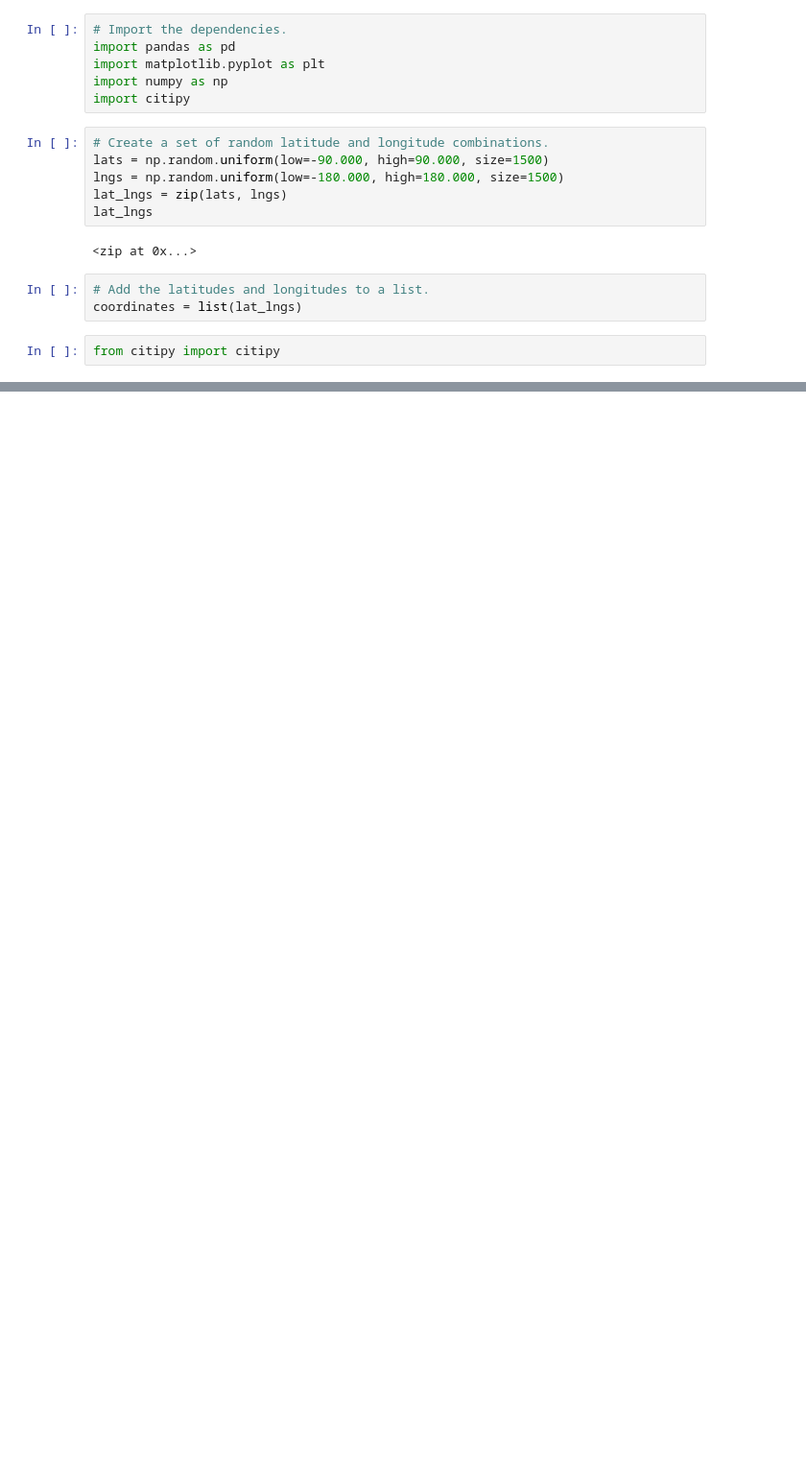
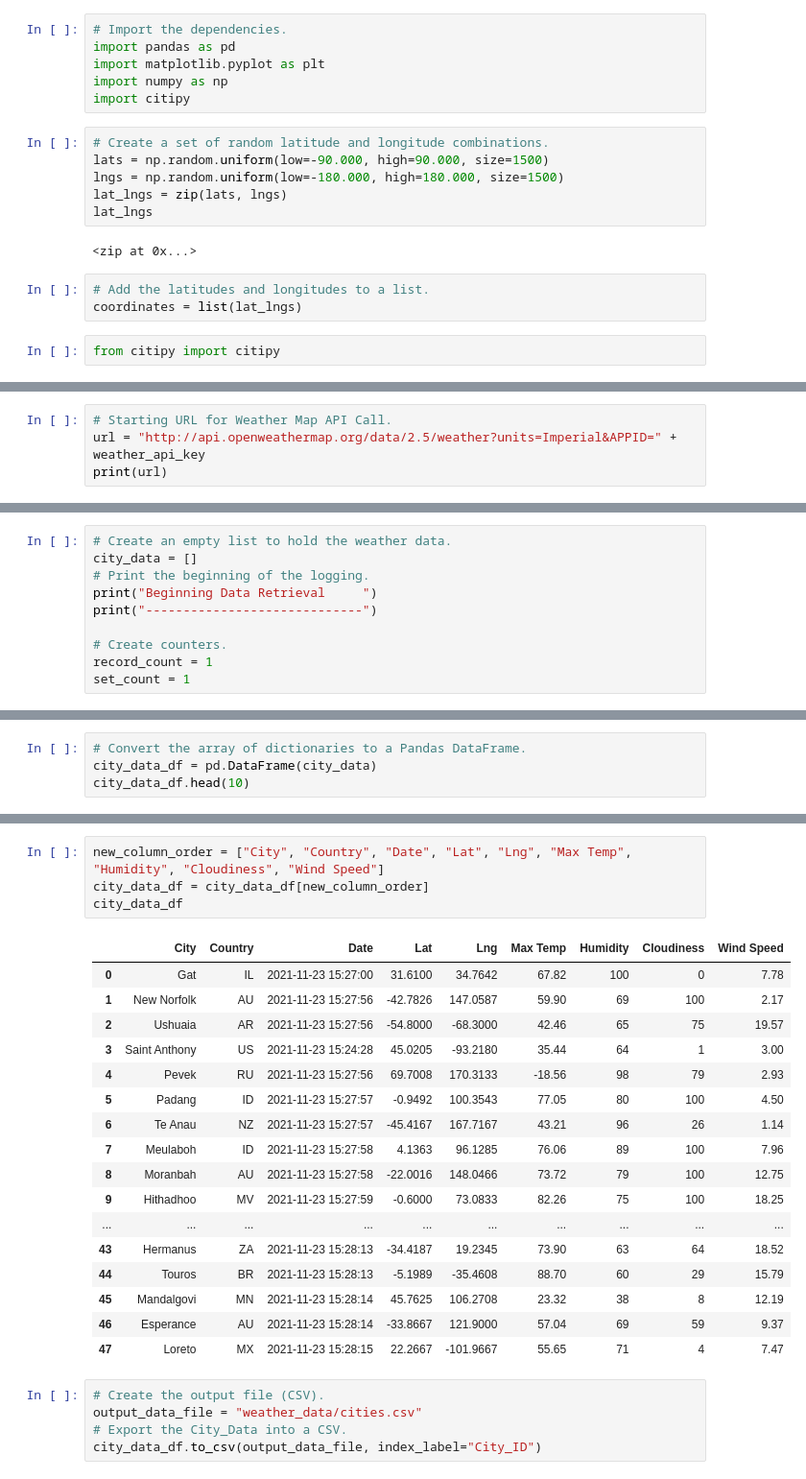
Before and after one commit to megroma/World_Weather_Analysis, a Jupyter notebook: WeatherPy.ipynb, the cells around one changed output, grey strips where cells are left out. Shown at 96% size. Drawn from its saved outputs; the diff is of its cells as text; blank space fills up the shorter version.

Commit message:
Adding Data Frame

```diff
--- a/WeatherPy.ipynb
+++ b/WeatherPy.ipynb
@@ -33,0 +56,4 @@ len(cities)
+# %%
+# Starting URL for Weather Map API Call.
+url = "http://api.openweathermap.org/data/2.5/weather?units=Imperial&APPID=" + weather_api_key
+print(url)
@@ -33,0 +66,10 @@ len(cities)
+# %%
+# Create an empty list to hold the weather data.
+city_data = []
+# Print the beginning of the logging.
+print("Beginning Data Retrieval     ")
+print("-----------------------------")
+
+# Create counters.
+record_count = 1
+set_count = 1
@@ -33,0 +149,4 @@ len(cities)
+# %%
+# Convert the array of dictionaries to a Pandas DataFrame.
+city_data_df = pd.DataFrame(city_data)
+city_data_df.head(10)
@@ -33,0 +165,27 @@ len(cities)
+# %%
+new_column_order = ["City", "Country", "Date", "Lat", "Lng", "Max Temp", "Humidity", "Cloudiness", "Wind Speed"]
+city_data_df = city_data_df[new_column_order]
+city_data_df
+# %% [output]
+|  | City | Country | Date | Lat | Lng | Max Temp | Humidity | Cloudiness | Wind Speed |
+| 0 | Gat | IL | 2021-11-23 15:27:00 | 31.6100 | 34.7642 | 67.82 | 100 | 0 | 7.78 |
+| 1 | New Norfolk | AU | 2021-11-23 15:27:56 | -42.7826 | 147.0587 | 59.90 | 69 | 100 | 2.17 |
+| 2 | Ushuaia | AR | 2021-11-23 15:27:56 | -54.8000 | -68.3000 | 42.46 | 65 | 75 | 19.57 |
+| 3 | Saint Anthony | US | 2021-11-23 15:24:28 | 45.0205 | -93.2180 | 35.44 | 64 | 1 | 3.00 |
+| 4 | Pevek | RU | 2021-11-23 15:27:56 | 69.7008 | 170.3133 | -18.56 | 98 | 79 | 2.93 |
+| 5 | Padang | ID | 2021-11-23 15:27:57 | -0.9492 | 100.3543 | 77.05 | 80 | 100 | 4.50 |
+| 6 | Te Anau | NZ | 2021-11-23 15:27:57 | -45.4167 | 167.7167 | 43.21 | 96 | 26 | 1.14 |
+| 7 | Meulaboh | ID | 2021-11-23 15:27:58 | 4.1363 | 96.1285 | 76.06 | 89 | 100 | 7.96 |
+| 8 | Moranbah | AU | 2021-11-23 15:27:58 | -22.0016 | 148.0466 | 73.72 | 79 | 100 | 12.75 |
+| 9 | Hithadhoo | MV | 2021-11-23 15:27:59 | -0.6000 | 73.0833 | 82.26 | 75 | 100 | 18.25 |
+| ... | ... | ... | ... | ... | ... | ... | ... | ... | ... |
+| 43 | Hermanus | ZA | 2021-11-23 15:28:13 | -34.4187 | 19.2345 | 73.90 | 63 | 64 | 18.52 |
+| 44 | Touros | BR | 2021-11-23 15:28:13 | -5.1989 | -35.4608 | 88.70 | 60 | 29 | 15.79 |
+| 45 | Mandalgovi | MN | 2021-11-23 15:28:14 | 45.7625 | 106.2708 | 23.32 | 38 | 8 | 12.19 |
+| 46 | Esperance | AU | 2021-11-23 15:28:14 | -33.8667 | 121.9000 | 57.04 | 69 | 59 | 9.37 |
+| 47 | Loreto | MX | 2021-11-23 15:28:15 | 22.2667 | -101.9667 | 55.65 | 71 | 4 | 7.47 |
+# %%
+# Create the output file (CSV).
+output_data_file = "weather_data/cities.csv"
+# Export the City_Data into a CSV.
+city_data_df.to_csv(output_data_file, index_label="City_ID")
```
Also changed, not shown: parts of 8 cells of this notebook, 2 other files.
